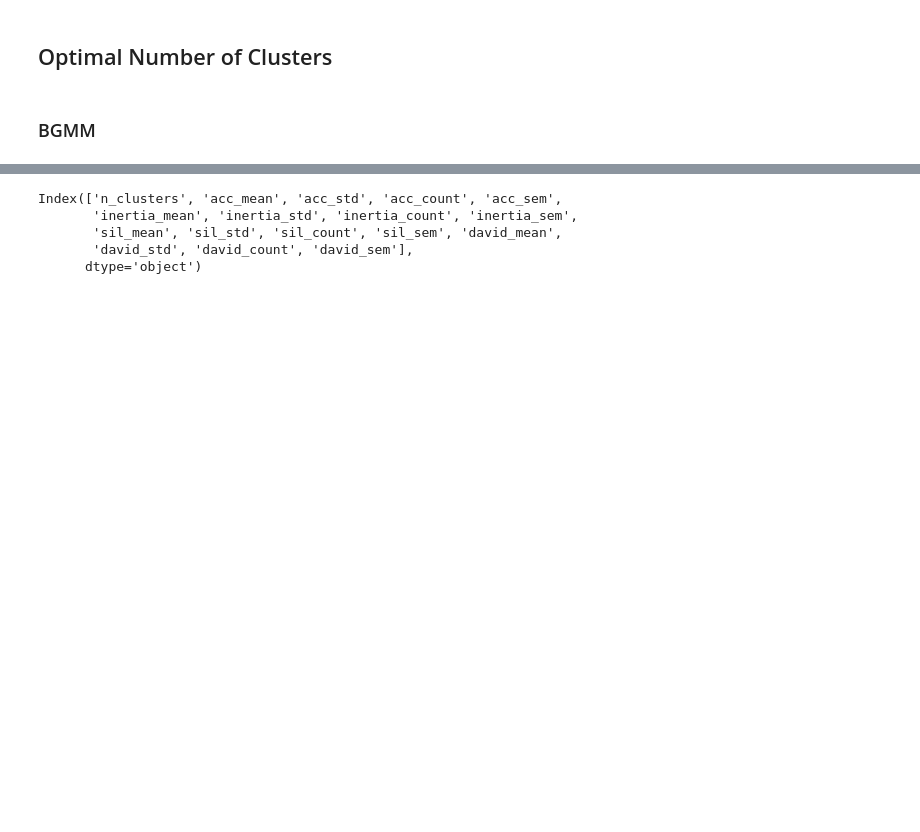
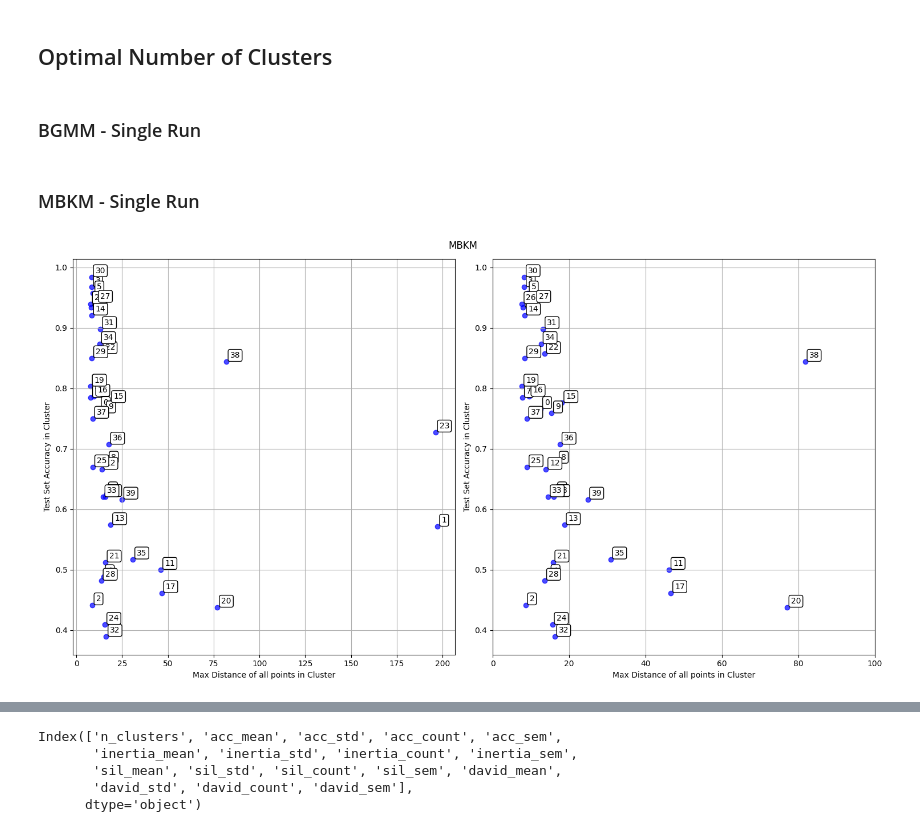
Before and after one commit to Kirstyelli-Work/MSc_Project, a Jupyter notebook: GZD_5_Classification.ipynb, the cells around one changed output, grey strips where cells are left out. Saved outputs shown, nothing was run; the diff lists cells and outputs as text; code cells hidden in the pictures; blank space fills up the shorter version.

```diff
--- a/GZD_5_Classification.ipynb
+++ b/GZD_5_Classification.ipynb
@@ -185,4 +191,4 @@ plt.close(fig)
 # %% [markdown]
 ## Optimal Number of Clusters
 # %% [markdown]
-### BGMM
+### BGMM - Single Run
@@ -213,0 +224,57 @@ plt.show()
+# %% [markdown]
+### MBKM - Single Run
+# %%
+fig, ax = plt.subplots(1,2,figsize=(15, 8))
+
+# Find the largest distance for each cluster
+max_distances = clusters.groupby("Cluster")["Assigned_Distance"].max()
+x = max_distances.values
+y = cluster_accuracies.values()
+
+ax[0].scatter(x, y, color='blue', alpha=0.7)
+
+# Add cluster labels
+for cluster, i, j in zip(cluster_accuracies.keys(), x, y):
+    ax[0].annotate(
+        str(int(cluster)),
+        (i,j),
+        xytext=(5, 5),
+        textcoords="offset points",
+        bbox=dict(
+            boxstyle="round,pad=0.25",
+            fc="white",
+            ec="black"
+        )
+    )
+
+ax[0].set_xlabel("Max Distance of all points in Cluster")
+ax[0].set_ylabel("Test Set Accuracy in Cluster")
+ax[0].grid(True)
+
+ax[1].scatter(x, y, color='blue', alpha=0.7)
+
+# Add cluster labels
+for cluster, i, j in zip(cluster_accuracies.keys(), x, y):
+    ax[1].annotate(
+        str(int(cluster)),
+        (i,j),
+        xytext=(5, 5),
+        textcoords="offset points",
+        bbox=dict(
+            boxstyle="round,pad=0.25",
+            fc="white",
+            ec="black"
+        )
+    )
+
+ax[1].set_xlabel("Max Distance of all points in Cluster")
+ax[1].set_ylabel("Test Set Accuracy in Cluster")
+ax[1].set_xlim(left=0, right=100)
+ax[1].grid(True)
+
+plt.suptitle(method)
+plt.tight_layout()
+display(fig)
+plt.close(fig)
+# %% [output]
+[figure, added]
```
Also changed, not shown: parts of 14 cells of this notebook.
